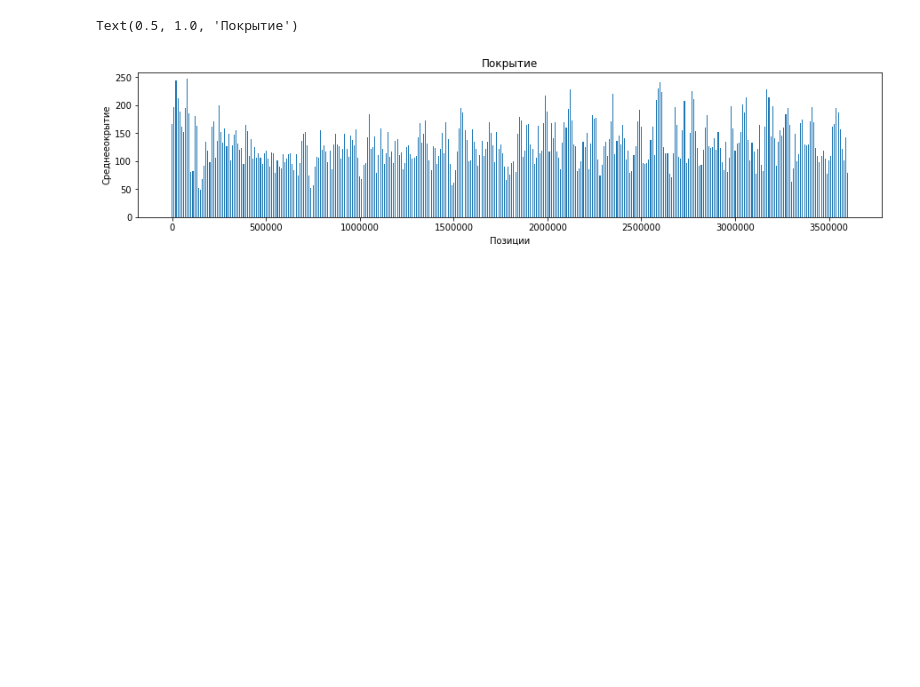
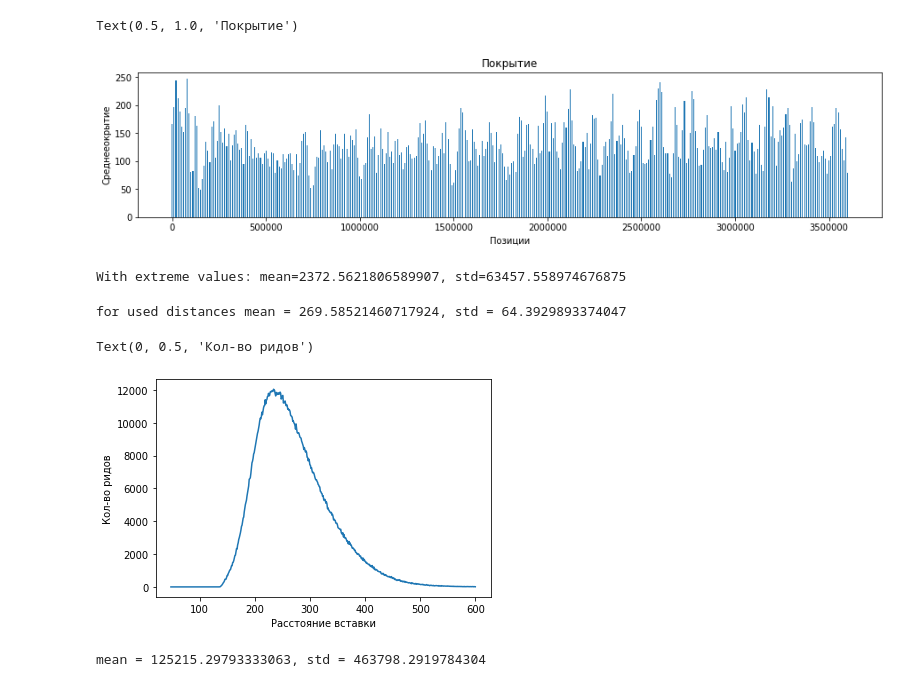
Before and after one commit to alexmorphine/NGS_course, a Jupyter notebook: homework_2/homework_2.ipynb, the cells around one changed output. Saved outputs shown, nothing was run; the diff lists cells and outputs as text; code cells hidden in the pictures; blank space fills up the shorter version.

```diff
--- a/homework_2/homework_2.ipynb
+++ b/homework_2/homework_2.ipynb
@@ -160,3 +161,51 @@ plt.title('Покрытие')
 # %% [output]
 Text(0.5, 1.0, 'Покрытие')
 [figure]
+# %%
+def insertion_distance(sam):
+    distances = []
+
+    with open(sam) as file:
+        for i, line in enumerate(file):
+            if line.startswith('@'):
+                continue
+            data = line.strip().split()
+            insertion = int(data[8])
+            if insertion <= 0:
+                continue
+            distances.append(insertion)
+    return distances
+# %%
+distances = insertion_distance('frag.sam')
+# %%
+mean = np.mean(distances)
+std = np.std(distances)
+print(f'mean = {mean}, std = {std}')
+# %% [output]
+With extreme values: mean=2372.5621806589907, std=63457.558974676875
+# %%
+# если берем все расстояния, то график ниоч
+distances = [dist for dist in distances if dist <= 600]
+mean = np.mean(distances)
+std = np.std(distances)
+print(f'for used distances mean = {mean}, std = {std}')
+
+cnt = Counter(distances)
+x, y = [], []
+for key in sorted(cnt.keys()):
+    x.append(key)
+    y.append(cnt[key])
+plt.plot(x, y)
+plt.xlabel('Расстояние вставки')
+plt.ylabel('Кол-во ридов')
+# %% [output]
+for used distances mean = 269.58521460717924, std = 64.3929893374047
+Text(0, 0.5, 'Кол-во ридов')
+[figure, added]
+# %%
+distances = insertion_distance('jump.sam')
+mean = np.mean(distances)
+std = np.std(distances)
+print(f'mean = {mean}, std = {std}')
+# %% [output]
+mean = 125215.29793333063, std = 463798.2919784304
```
Also changed, not shown: parts of 2 cells of this notebook.
